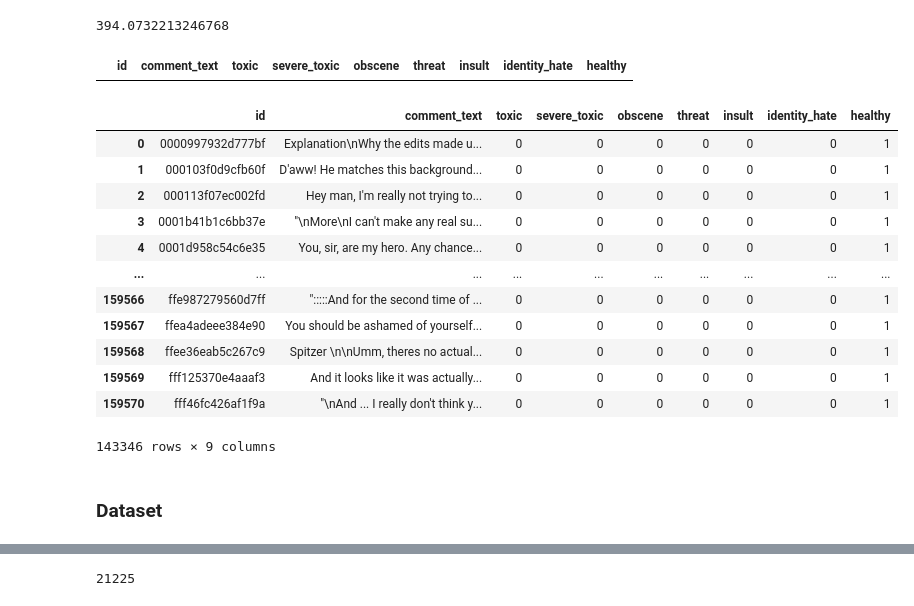
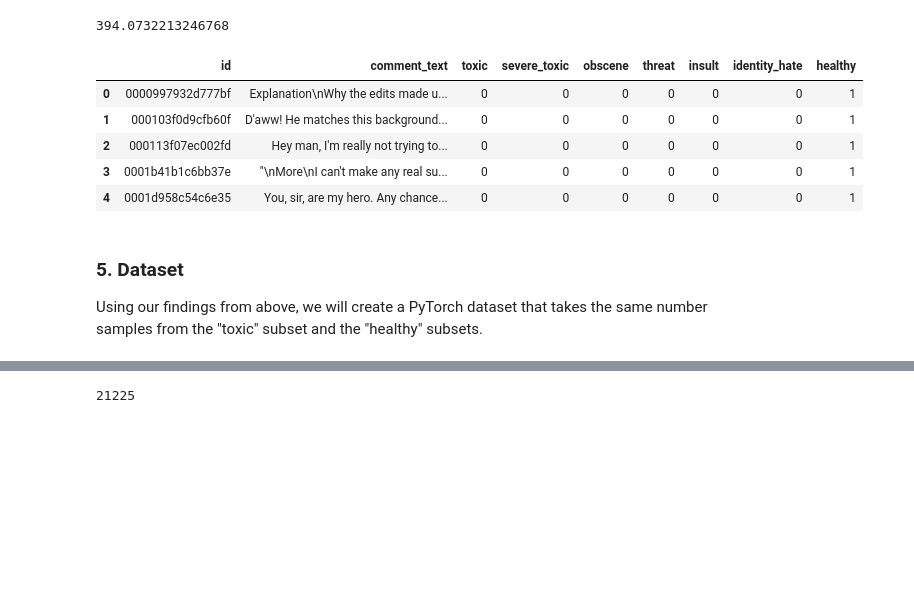
Before and after one commit to miknad2319/CS82-Milestone-3, a Jupyter notebook: Milestone3_prep.ipynb, the cells around one changed output, grey strips where cells are left out. Drawn from its saved outputs; the diff is of its cells as text; code cells hidden in the pictures; blank space fills up the shorter version.

```diff
--- a/Milestone3_prep.ipynb
+++ b/Milestone3_prep.ipynb
@@ -115,4 +142,7 @@ def healthy_filter(df):
 train_data["healthy"] = train_data.apply(healthy_filter,axis=1)
+# %%
+# We don't really need to do this but oh well
+train_data["unhealthy"] = np.where(train_data["healthy"] == 1, 0, 1)
 # %%
 train_data
 # %% [output]
@@ -158,26 +188,13 @@ train_data.comment_text.str.len().mean()
 # %% [output]
 394.0732213246768
-# %%
-train_data.loc[train_data[attributes].sum(axis=1) <= 0]
-# %% [output]
-|  | id | comment_text | toxic | severe_toxic | obscene | threat | insult | identity_hate | healthy |
 # %%
 healthy_train = train_data.loc[train_data["healthy"] == 1]
 # %%
-healthy_train
+healthy_train.head()
 # %% [output]
 |  | id | comment_text | toxic | severe_toxic | obscene | threat | insult | identity_hate | healthy |
 | 0 | 0000997932d777bf | Explanation\nWhy the edits made u... | 0 | 0 | 0 | 0 | 0 | 0 | 1 |
 | 1 | 000103f0d9cfb60f | D'aww! He matches this background... | 0 | 0 | 0 | 0 | 0 | 0 | 1 |
 | 2 | 000113f07ec002fd | Hey man, I'm really not trying to... | 0 | 0 | 0 | 0 | 0 | 0 | 1 |
 | 3 | 0001b41b1c6bb37e | "\nMore\nI can't make any real su... | 0 | 0 | 0 | 0 | 0 | 0 | 1 |
 | 4 | 0001d958c54c6e35 | You, sir, are my hero. Any chance... | 0 | 0 | 0 | 0 | 0 | 0 | 1 |
-| ... | ... | ... | ... | ... | ... | ... | ... | ... | ... |
-| 159566 | ffe987279560d7ff | ":::::And for the second time of ... | 0 | 0 | 0 | 0 | 0 | 0 | 1 |
-| 159567 | ffea4adeee384e90 | You should be ashamed of yourself... | 0 | 0 | 0 | 0 | 0 | 0 | 1 |
-| 159568 | ffee36eab5c267c9 | Spitzer \n\nUmm, theres no actual... | 0 | 0 | 0 | 0 | 0 | 0 | 1 |
-| 159569 | fff125370e4aaaf3 | And it looks like it was actually... | 0 | 0 | 0 | 0 | 0 | 0 | 1 |
-| 159570 | fff46fc426af1f9a | "\nAnd ... I really don't think y... | 0 | 0 | 0 | 0 | 0 | 0 | 1 |
-143346 rows × 9 columns
-# %% [markdown]
-### Dataset
@@ -188 +203,5 @@ import torch
+# %% [markdown]
+### 5. Dataset
+
+Using our findings from above, we will create a PyTorch dataset that takes the same number samples from the "toxic" subset and the "healthy" subsets.
 # %%
```
Also changed, not shown: parts of 51 cells of this notebook.
